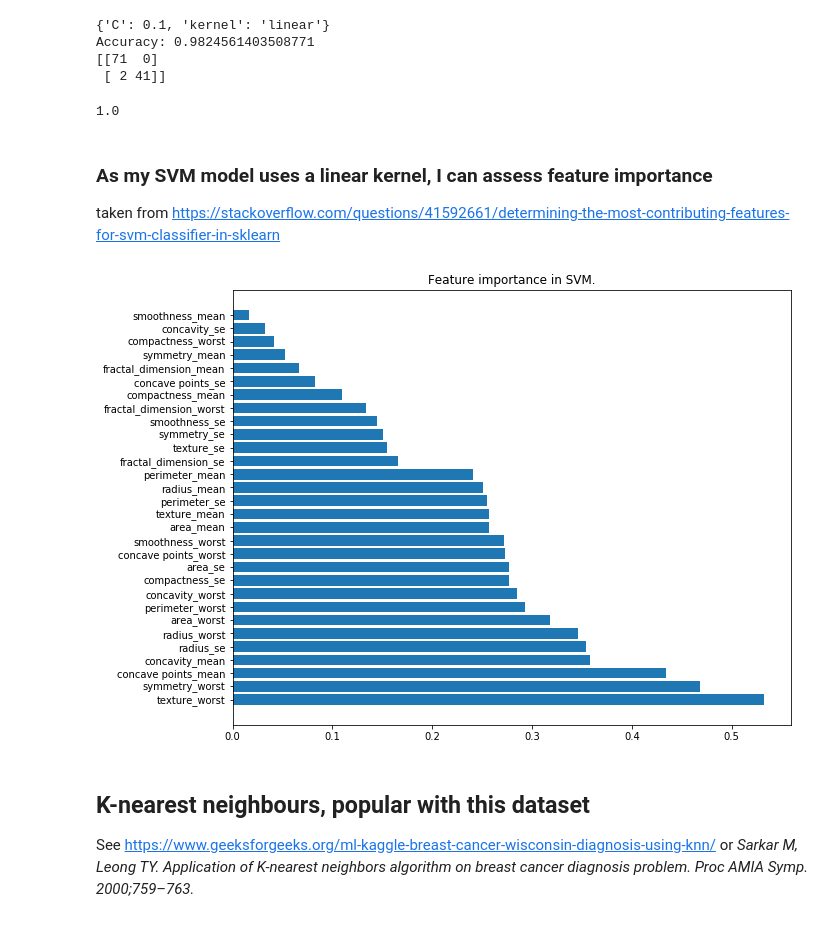
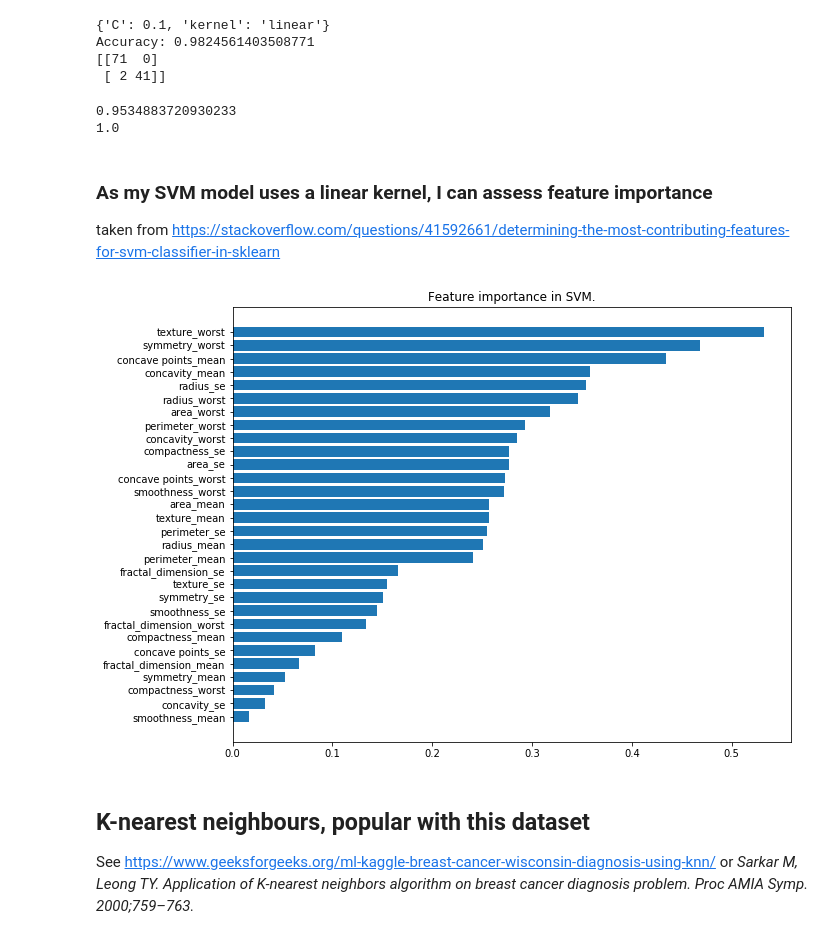
Before and after one commit to zuzanakovacsova/QB_DS_FinalProject, a Jupyter notebook: notebooks/Data analysis 1.ipynb, the cells around one changed output. Saved outputs shown, nothing was run; the diff lists cells and outputs as text; code cells hidden in the pictures.

```diff
--- a/notebooks/Data analysis 1.ipynb
+++ b/notebooks/Data analysis 1.ipynb
@@ -183,10 +186,13 @@ Accuracy: 0.9824561403508771
 [[71  0]
  [ 2 41]]
 # %%
-svm_tn, svm_fn, svm_fp, svm_tp = metrics.confusion_matrix(y_test, prediction_SVM).ravel()
+svm_tn, svm_fp, svm_fn, svm_tp = metrics.confusion_matrix(y_test, prediction_SVM).ravel()
 recall_SVM = svm_tp/(svm_tp + svm_fn)
+precision_SVM = svm_tp/(svm_tp + svm_fp)
 print(recall_SVM)
+print(precision_SVM)
 # %% [output]
+0.9534883720930233
 1.0
 # %% [markdown]
 ### As my SVM model uses a linear kernel, I can assess feature importance
@@ -194,21 +200,22 @@ taken from https://stackoverflow.com/questions/41592661/determining-the-most-con
 # %%
 def f_importances(coef,estimator, names, top=-1):
     imp = coef
     imp, names = zip(*sorted(list(zip(imp, names))))
 
     if top == -1:
         top = len(names)
     plt.figure(figsize=(10,8))
     plt.barh(range(top), imp[::-1][0:top], align='center')
     plt.yticks(range(top), names[::-1][0:top])
     plt.title("Feature importance in {}.".format(estimator))
+    plt.gca().invert_yaxis()
     plt.show()
 
 features_names = list(df_processed.columns)
 model_SVM = grid_SVM.best_estimator_
 f_importances(abs(model_SVM.coef_[0]),"SVM", features_names, top=-1)
 # %% [output]
-[figure, old version]
+[figure, new version]
 # %% [markdown]
 ## K-nearest neighbours, popular with this dataset
 See https://www.geeksforgeeks.org/ml-kaggle-breast-cancer-wisconsin-diagnosis-using-knn/ or *Sarkar M, Leong TY. Application of K-nearest neighbors algorithm on breast cancer diagnosis problem. Proc AMIA Symp. 2000;759–763.*
```
Also changed, not shown: parts of 21 cells of this notebook, 1 other file.
